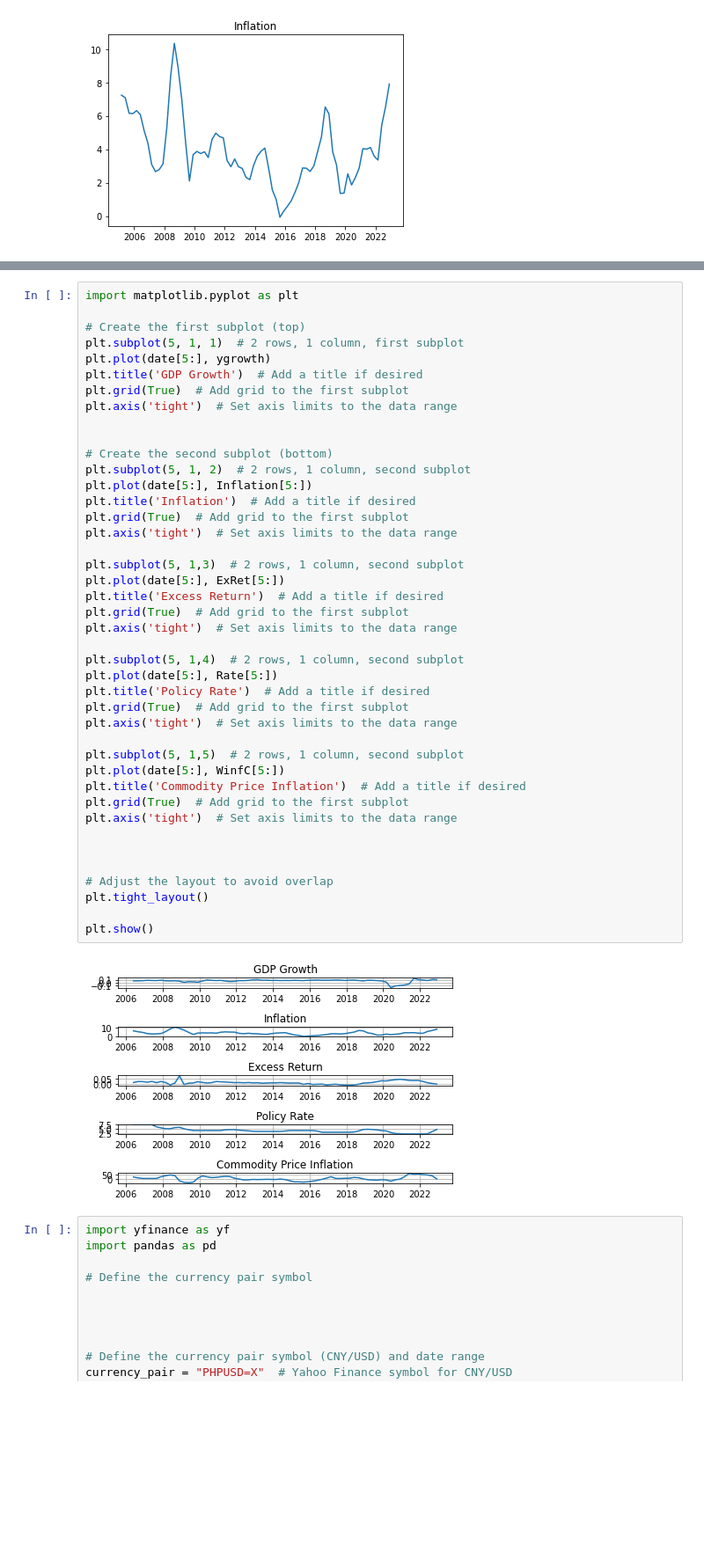
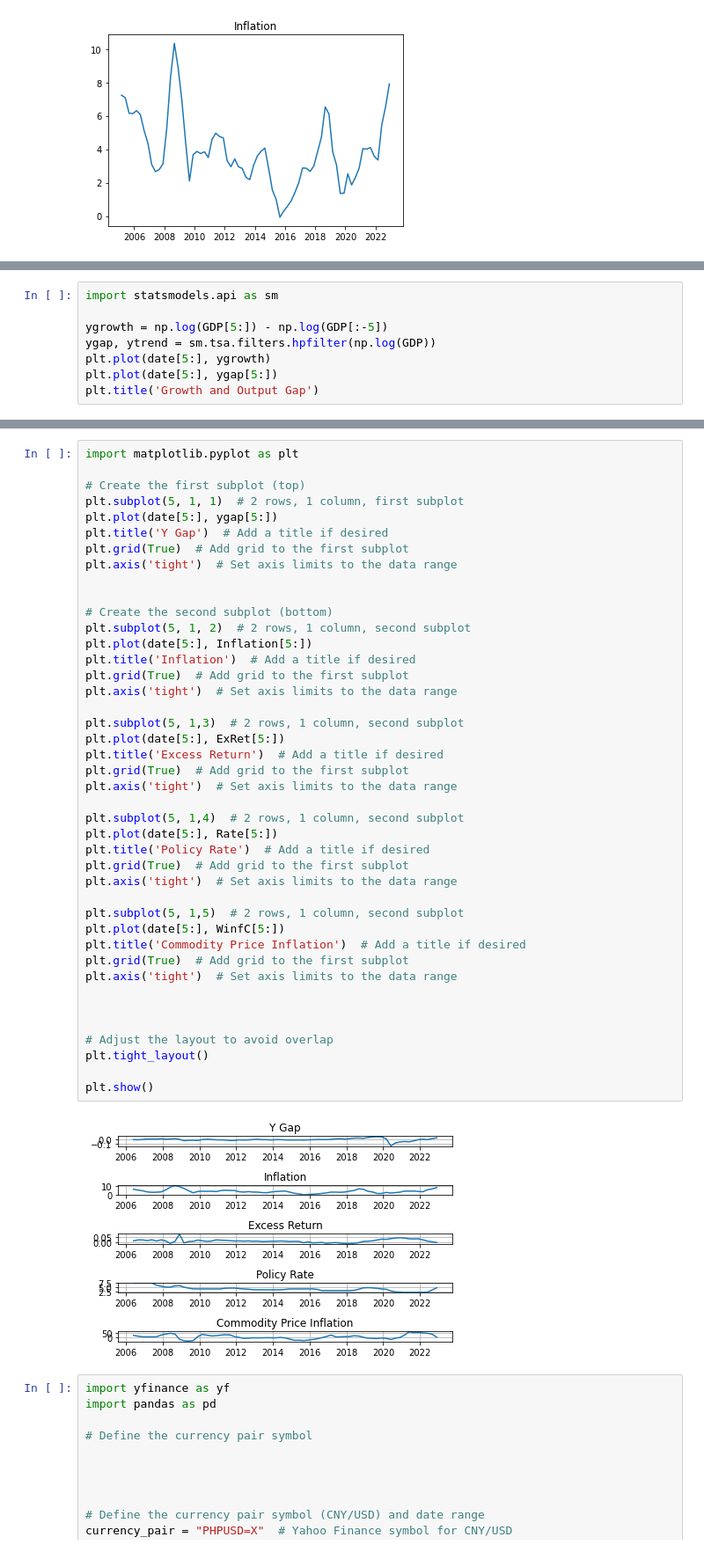
Before and after one commit to McNelis-CMML/ML_2023-BSP, a Jupyter notebook: Inflation.ipynb, the cells around one changed output, grey strips where cells are left out. Shown at 88% size. Cells and saved outputs as stored; diff of their text form; blank space fills up the shorter version.

```diff
--- a/Inflation.ipynb
+++ b/Inflation.ipynb
@@ -59,0 +58,8 @@ ygrowth = np.log(GDP[5:]) - np.log(GDP[:-5])
+# %%
+import statsmodels.api as sm
+
+ygrowth = np.log(GDP[5:]) - np.log(GDP[:-5])
+ygap, ytrend = sm.tsa.filters.hpfilter(np.log(GDP))
+plt.plot(date[5:], ygrowth)
+plt.plot(date[5:], ygap[5:])
+plt.title('Growth and Output Gap')
@@ -62,8 +71,8 @@ import matplotlib.pyplot as plt
 
 # Create the first subplot (top)
 plt.subplot(5, 1, 1)  # 2 rows, 1 column, first subplot
-plt.plot(date[5:], ygrowth)
-plt.title('GDP Growth')  # Add a title if desired
+plt.plot(date[5:], ygap[5:])
+plt.title('Y Gap')  # Add a title if desired
 plt.grid(True)  # Add grid to the first subplot
 plt.axis('tight')  # Set axis limits to the data range
 
@@ -73,34 +82,34 @@ plt.subplot(5, 1, 2)  # 2 rows, 1 column, second subplot
 plt.plot(date[5:], Inflation[5:])
 plt.title('Inflation')  # Add a title if desired
 plt.grid(True)  # Add grid to the first subplot
 plt.axis('tight')  # Set axis limits to the data range
 
 plt.subplot(5, 1,3)  # 2 rows, 1 column, second subplot
 plt.plot(date[5:], ExRet[5:])
 plt.title('Excess Return')  # Add a title if desired
 plt.grid(True)  # Add grid to the first subplot
 plt.axis('tight')  # Set axis limits to the data range
 
 plt.subplot(5, 1,4)  # 2 rows, 1 column, second subplot
 plt.plot(date[5:], Rate[5:])
 plt.title('Policy Rate')  # Add a title if desired
 plt.grid(True)  # Add grid to the first subplot
 plt.axis('tight')  # Set axis limits to the data range
 
 plt.subplot(5, 1,5)  # 2 rows, 1 column, second subplot
 plt.plot(date[5:], WinfC[5:])
 plt.title('Commodity Price Inflation')  # Add a title if desired
 plt.grid(True)  # Add grid to the first subplot
 plt.axis('tight')  # Set axis limits to the data range
 
 
 
 # Adjust the layout to avoid overlap
 plt.tight_layout()
 
 plt.show()
 # %% [output]
-[figure, old version]
+[figure, new version]
 # %%
 import yfinance as yf
 import pandas as pd
```
Also changed, not shown: parts of 12 cells of this notebook.
